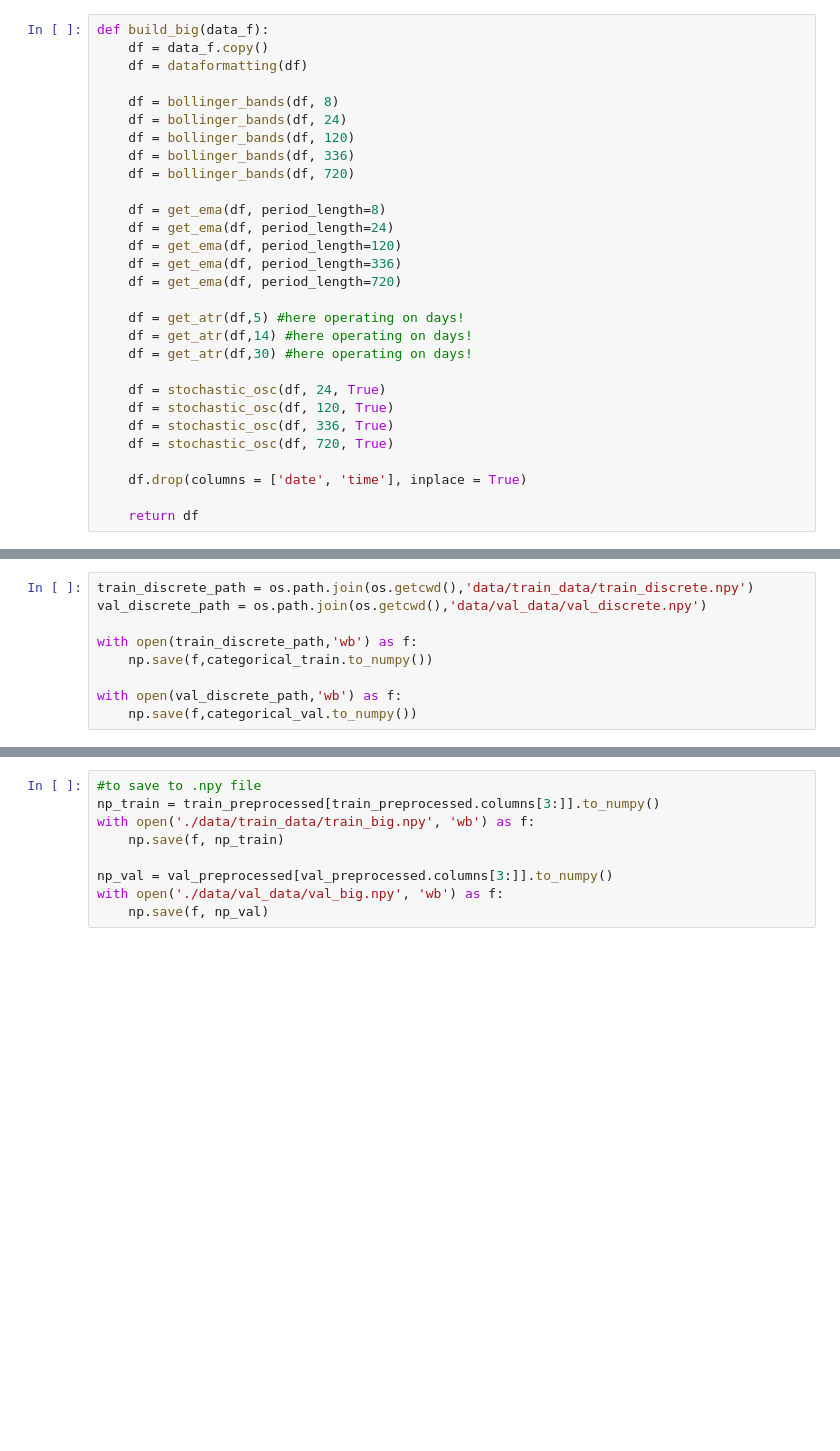
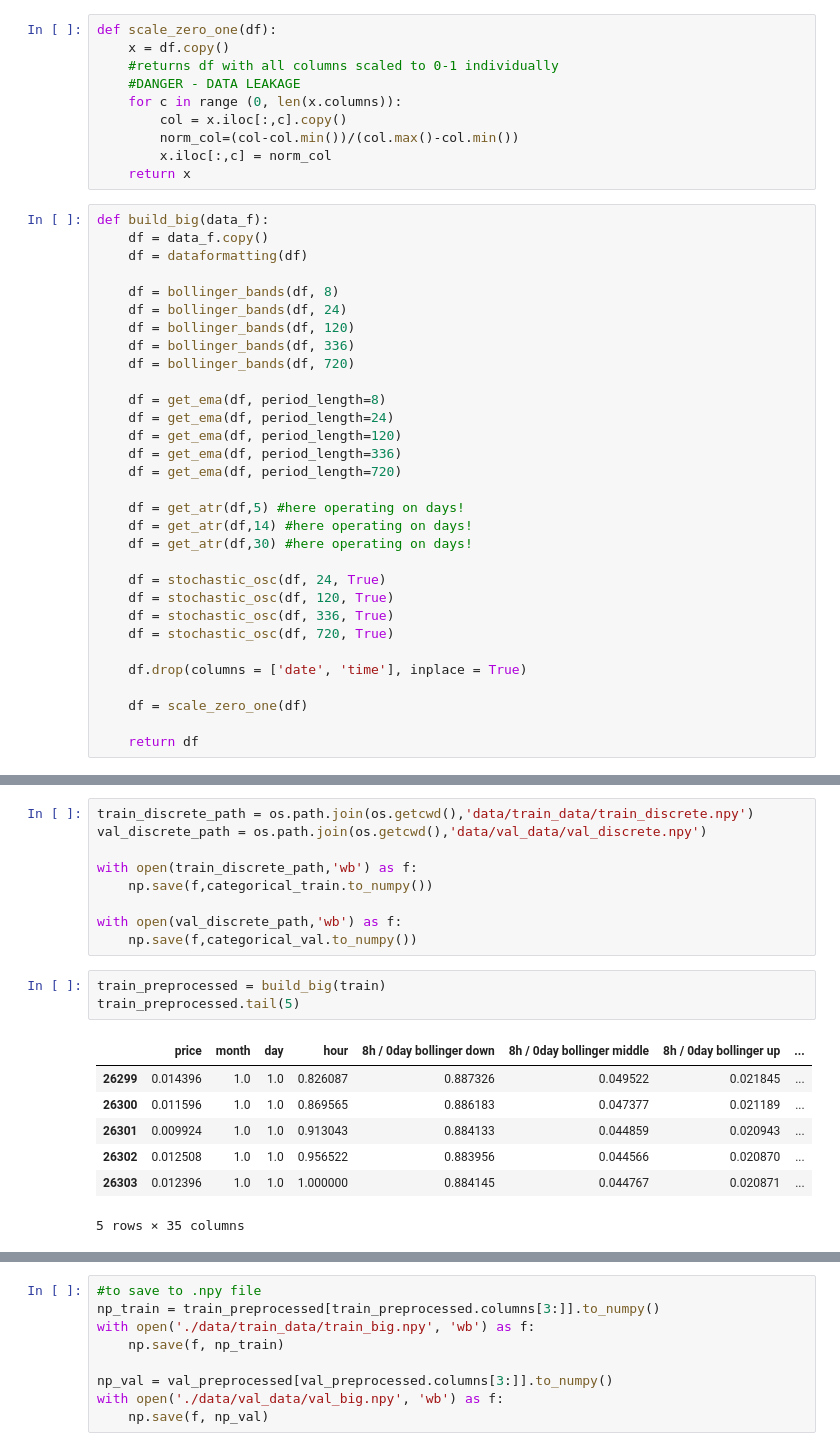
Before and after one commit to sunnysoni97/ProjectRLHydroElectric, a Jupyter notebook: preprocessing_continuous.ipynb, the cells around one changed output, grey strips where cells are left out. Saved outputs shown, nothing was run; the diff lists cells and outputs as text; blank space fills up the shorter version.

```diff
--- a/preprocessing_continuous.ipynb
+++ b/preprocessing_continuous.ipynb
@@ -207,6 +207,16 @@ def stochastic_osc(df, hours, smoothing):
     osc_smoothed[0:7] = osc_smoothed[7]
     out[f'{hours}h / {int(hours/24)}smoothed oscillator'] = osc_smoothed
   return out
+# %%
+def scale_zero_one(df):
+    x = df.copy()
+    #returns df with all columns scaled to 0-1 individually
+    #DANGER - DATA LEAKAGE
+    for c in range (0, len(x.columns)):
+        col = x.iloc[:,c].copy()
+        norm_col=(col-col.min())/(col.max()-col.min())
+        x.iloc[:,c] = norm_col
+    return x
 # %%
 def build_big(data_f):
     df = data_f.copy()
@@ -235,6 +245,8 @@ def build_big(data_f):
 
     df.drop(columns = ['date', 'time'], inplace = True)
 
+    df = scale_zero_one(df)
+
     return df
 # %%
 def build_small(data_f):
@@ -278,3 +295,14 @@ with open(train_discrete_path,'wb') as f:
 
 with open(val_discrete_path,'wb') as f:
     np.save(f,categorical_val.to_numpy())
+# %%
+train_preprocessed = build_big(train)
+train_preprocessed.tail(5)
+# %% [output]
+|  | price | month | day | hour | 8h / 0day bollinger down | 8h / 0day bollinger middle | 8h / 0day bollinger up | ... |
+| 26299 | 0.014396 | 1.0 | 1.0 | 0.826087 | 0.887326 | 0.049522 | 0.021845 | ... |
+| 26300 | 0.011596 | 1.0 | 1.0 | 0.869565 | 0.886183 | 0.047377 | 0.021189 | ... |
+| 26301 | 0.009924 | 1.0 | 1.0 | 0.913043 | 0.884133 | 0.044859 | 0.020943 | ... |
+| 26302 | 0.012508 | 1.0 | 1.0 | 0.956522 | 0.883956 | 0.044566 | 0.020870 | ... |
+| 26303 | 0.012396 | 1.0 | 1.0 | 1.000000 | 0.884145 | 0.044767 | 0.020871 | ... |
+5 rows × 35 columns
```
Also changed, not shown: parts of 5 cells of this notebook.
